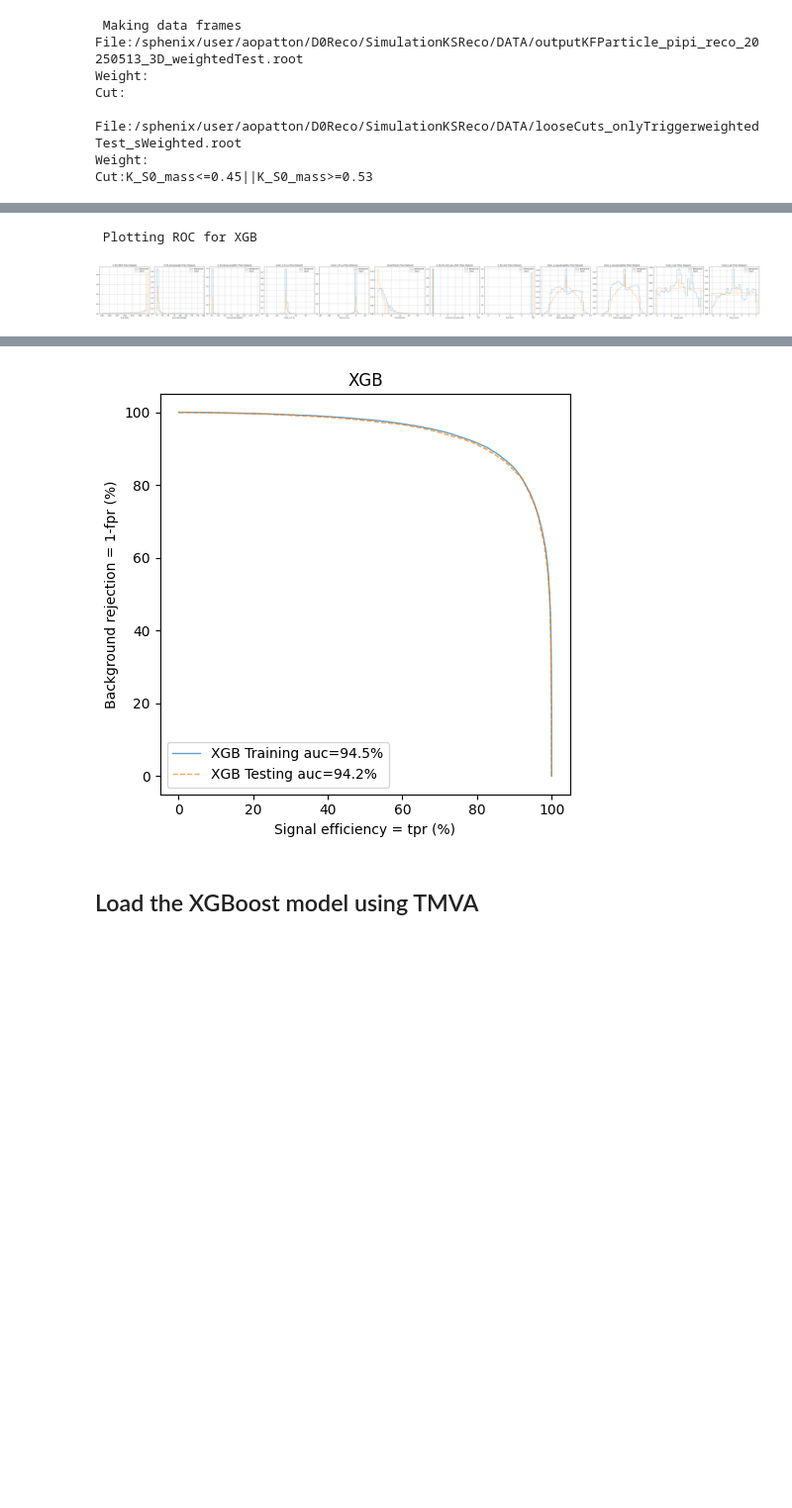
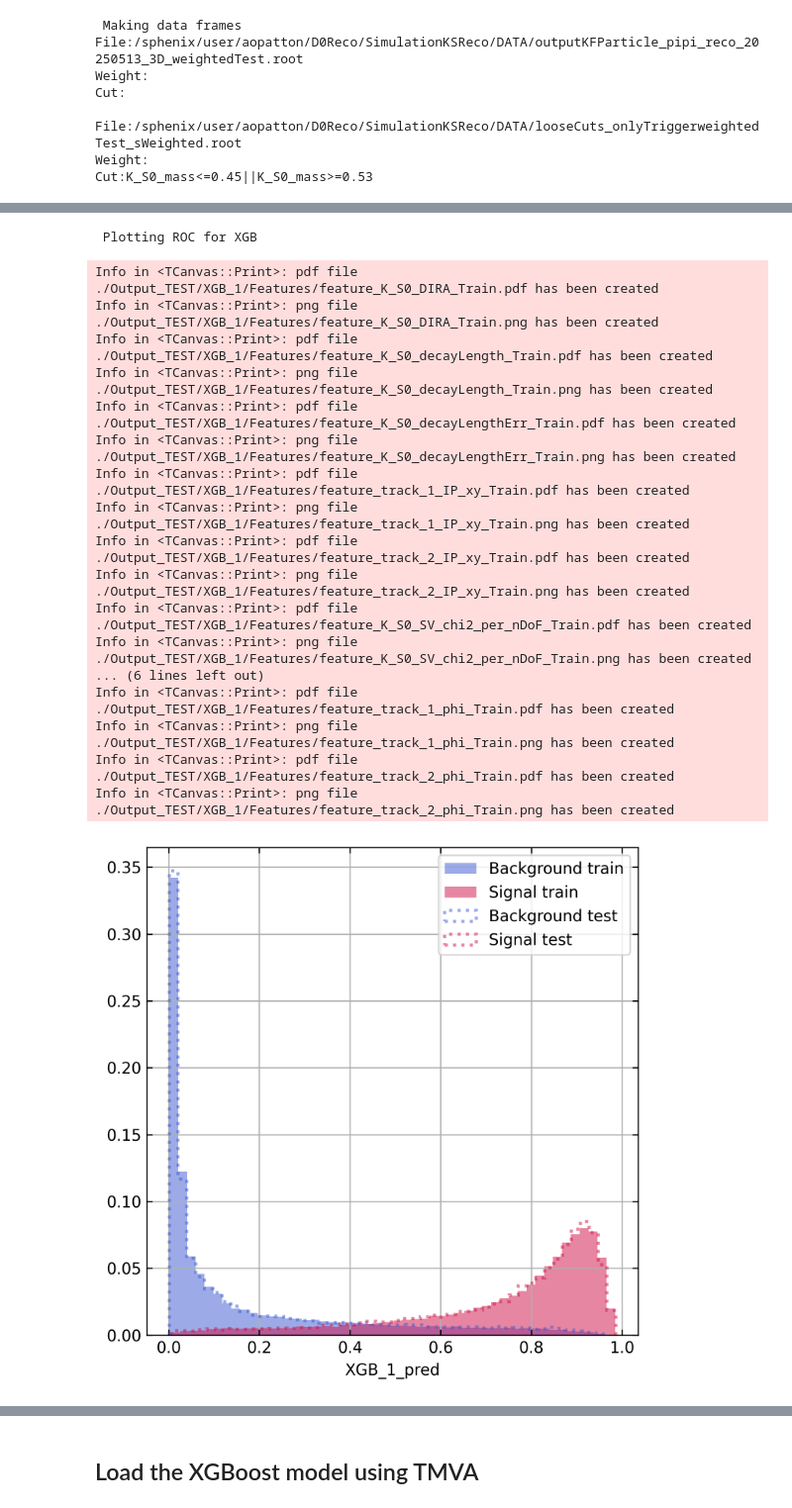
Before and after one commit to hrjheng/HF-analysis, a Jupyter notebook: MVAID-Trainer/Trainer.ipynb, the cells around one changed output, grey strips where cells are left out. Shown at 99% size. Drawn from its saved outputs; the diff is of its cells as text; code cells hidden in the pictures; blank space fills up the shorter version.

Commit message:
Update feature comparison plots using ROOT

```diff
--- a/MVAID-Trainer/Trainer.ipynb
+++ b/MVAID-Trainer/Trainer.ipynb
@@ -69,9 +72,13 @@ import random
 
 import numpy as np
 import matplotlib as mpl
-# mpl.rcParams['figure.dpi'] = 200
+mpl.rcParams['figure.dpi'] = 300
 from matplotlib import rcParams
 rcParams['figure.constrained_layout.use'] = True
+rcParams['xtick.direction'] = 'in'
+rcParams['ytick.direction'] = 'in'
+rcParams['xtick.top'] = True
+rcParams['ytick.right'] = True
 import seaborn as sns
 
 import pandas as pd
@@ -272,7 +271,8 @@ import multiprocessing
 
 for MVA in Conf.MVAs:
     if 'XGB' in MVA:
-        MakeFeaturePlots(df_final,Conf.features[MVA],feature_bins=30,Set="Train",MVA=MVA,OutputDirName=Conf.OutputDirName,cat=Conf.Category,label=["Background","Signal"],weight="weight",log=False)
+        MakeFeaturePlotsROOT(df_final, Conf.features[MVA], Conf.FeatureBins, Set="Train", MVA=MVA, OutputDirName=Conf.OutputDirName, cat=Conf.Category, label=["Background","Signal"],weight="weight")
+
         X_train, Y_train, Wt_train, X_test, Y_test, Wt_test = PrepDataset(df_final,TrainIndices,TestIndices,Conf.features[MVA],cat=Conf.Category,weight="weight")
 
         prGreen(MVA+" Training starting")
@@ -339,5 +339,22 @@ Fitting 3 folds for each of 1 candidates, totalling 3 fits
  XGB Best Parameters
  {'gamma': 1, 'learning_rate': 0.1, 'max_depth': 6, 'min_child_weight': 500, 'scale_pos_weight': 1}
  Plotting output response for XGB
  Plotting ROC for XGB
+Info in <TCanvas::Print>: pdf file ./Output_TEST/XGB_1/Features/feature_K_S0_DIRA_Train.pdf has been created
+Info in <TCanvas::Print>: png file ./Output_TEST/XGB_1/Features/feature_K_S0_DIRA_Train.png has been created
+Info in <TCanvas::Print>: pdf file ./Output_TEST/XGB_1/Features/feature_K_S0_decayLength_Train.pdf has been created
+Info in <TCanvas::Print>: png file ./Output_TEST/XGB_1/Features/feature_K_S0_decayLength_Train.png has been created
+Info in <TCanvas::Print>: pdf file ./Output_TEST/XGB_1/Features/feature_K_S0_decayLengthErr_Train.pdf has been created
+Info in <TCanvas::Print>: png file ./Output_TEST/XGB_1/Features/feature_K_S0_decayLengthErr_Train.png has been created
+Info in <TCanvas::Print>: pdf file ./Output_TEST/XGB_1/Features/feature_track_1_IP_xy_Train.pdf has been created
+Info in <TCanvas::Print>: png file ./Output_TEST/XGB_1/Features/feature_track_1_IP_xy_Train.png has been created
+Info in <TCanvas::Print>: pdf file ./Output_TEST/XGB_1/Features/feature_track_2_IP_xy_Train.pdf has been created
+Info in <TCanvas::Print>: png file ./Output_TEST/XGB_1/Features/feature_track_2_IP_xy_Train.png has been created
+Info in <TCanvas::Print>: pdf file ./Output_TEST/XGB_1/Features/feature_K_S0_SV_chi2_per_nDoF_Train.pdf has been created
+Info in <TCanvas::Print>: png file ./Output_TEST/XGB_1/Features/feature_K_S0_SV_chi2_per_nDoF_Train.png has been created
+... (6 lines left out)
+Info in <TCanvas::Print>: pdf file ./Output_TEST/XGB_1/Features/feature_track_1_phi_Train.pdf has been created
+Info in <TCanvas::Print>: png file ./Output_TEST/XGB_1/Features/feature_track_1_phi_Train.png has been created
+Info in <TCanvas::Print>: pdf file ./Output_TEST/XGB_1/Features/feature_track_2_phi_Train.pdf has been created
+Info in <TCanvas::Print>: png file ./Output_TEST/XGB_1/Features/feature_track_2_phi_Train.png has been created
-[figure, old version]
+[figure, new version]
@@ -345,4 +362,3 @@ Fitting 3 folds for each of 1 candidates, totalling 3 fits
-[figure, removed]
 # %% [markdown]
 ## Load the XGBoost model using TMVA
 # %%
```
Also changed, not shown: parts of 9 cells of this notebook, 2 other files.
